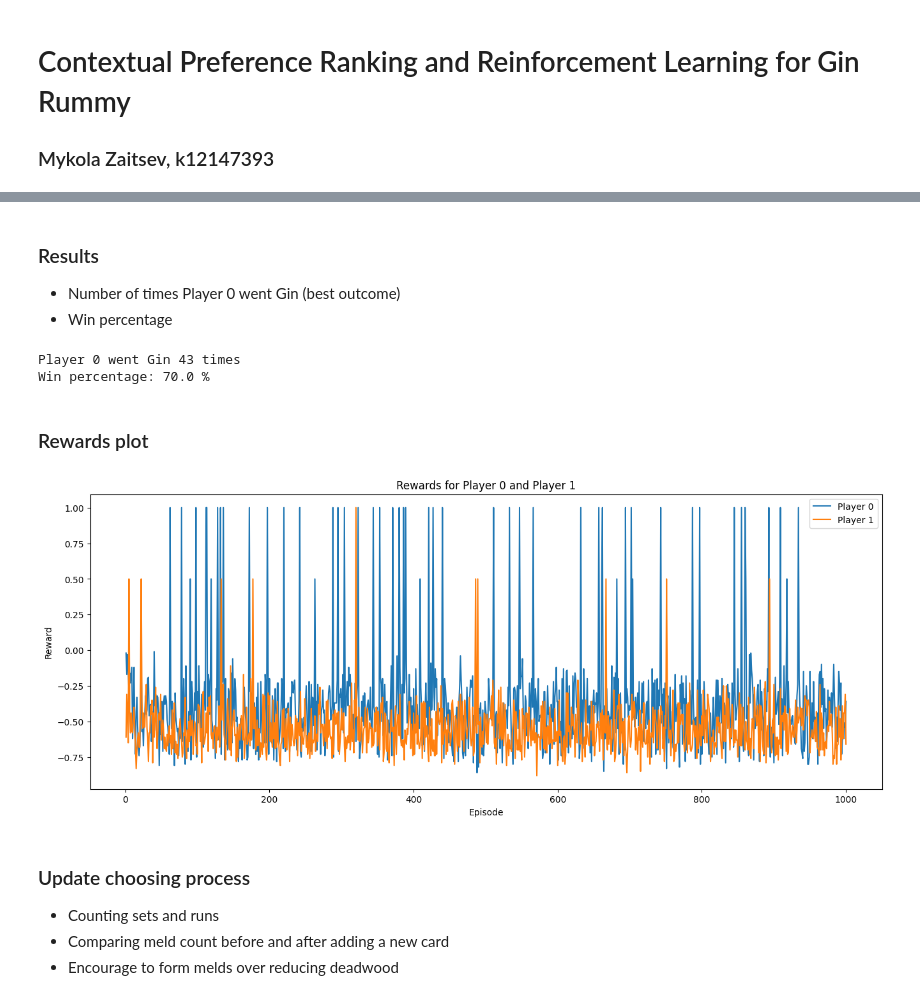
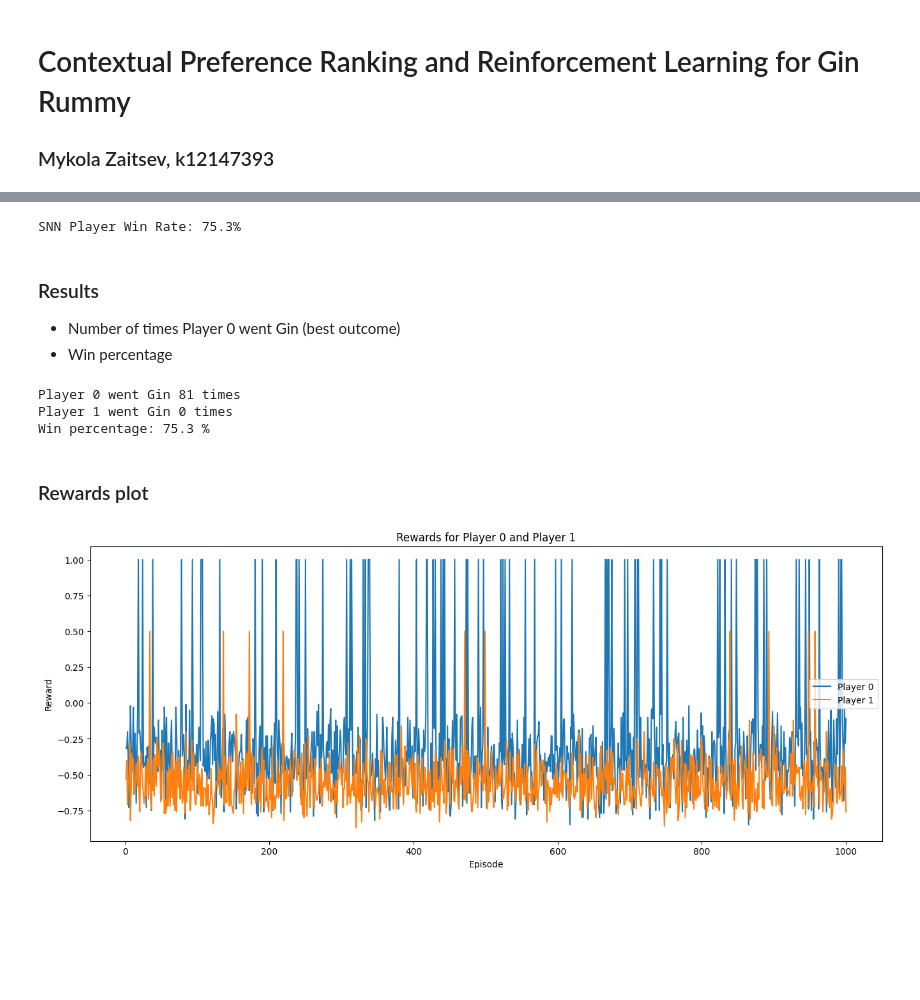
Before and after one commit to ndzaitsev/prac-work-in-ai, a Jupyter notebook: Zaitsev_Practical_Work_in_AI.ipynb, the cells around one changed output, grey strips where cells are left out. Cells and saved outputs as stored; diff of their text form; code cells hidden in the pictures; blank space fills up the shorter version.

```diff
--- a/Zaitsev_Practical_Work_in_AI.ipynb
+++ b/Zaitsev_Practical_Work_in_AI.ipynb
@@ -189,32 +240,32 @@ Episode 1000/1000: Total Rewards = {'player_0': -0.36, 'player_1': -0.66}
+# %%
+evaluate_snn()
+# %% [output]
+SNN Player Win Rate: 75.3%
 # %% [markdown]
 ### Results
 - Number of times Player 0 went Gin (best outcome)
 - Win percentage
 # %%
-print("Player 0 went Gin",player_0_rewards.count(1), "times")
+print("Player 0 went Gin", rewards_player_0.count(1), "times")
+print("Player 1 went Gin", rewards_player_1.count(1), "times")
 
-result = [a - b for a, b in zip(player_0_rewards, player_1_rewards)]
+result = [a - b for a, b in zip(rewards_player_0, rewards_player_1)]
 print("Win percentage:", (sum(1 for x in result if x > 0))/num_episodes * 100, "%")
 # %% [output]
-Player 0 went Gin 43 times
-Win percentage: 70.0 %
+Player 0 went Gin 81 times
+Player 1 went Gin 0 times
+Win percentage: 75.3 %
 # %% [markdown]
 ### Rewards plot
 # %%
 plt.figure(figsize=(16, 6))
-plt.plot(range(1, num_episodes + 1), player_0_rewards, label='Player 0')
-plt.plot(range(1, num_episodes + 1), player_1_rewards, label='Player 1')
+plt.plot(range(1, num_episodes + 1), rewards_player_0, label='Player 0')
+plt.plot(range(1, num_episodes + 1), rewards_player_1, label='Player 1')
 
 plt.xlabel('Episode')
 plt.ylabel('Reward')
 plt.title('Rewards for Player 0 and Player 1')
 plt.legend()
 plt.show()
 # %% [output]
-[figure, old version]
+[figure, new version]
-# %% [markdown]
-### Update choosing process
-
-- Counting sets  and runs
-- Comparing meld count before and after adding a new card
-- Encourage to form melds over reducing deadwood
```
Also changed, not shown: parts of 33 cells of this notebook.
